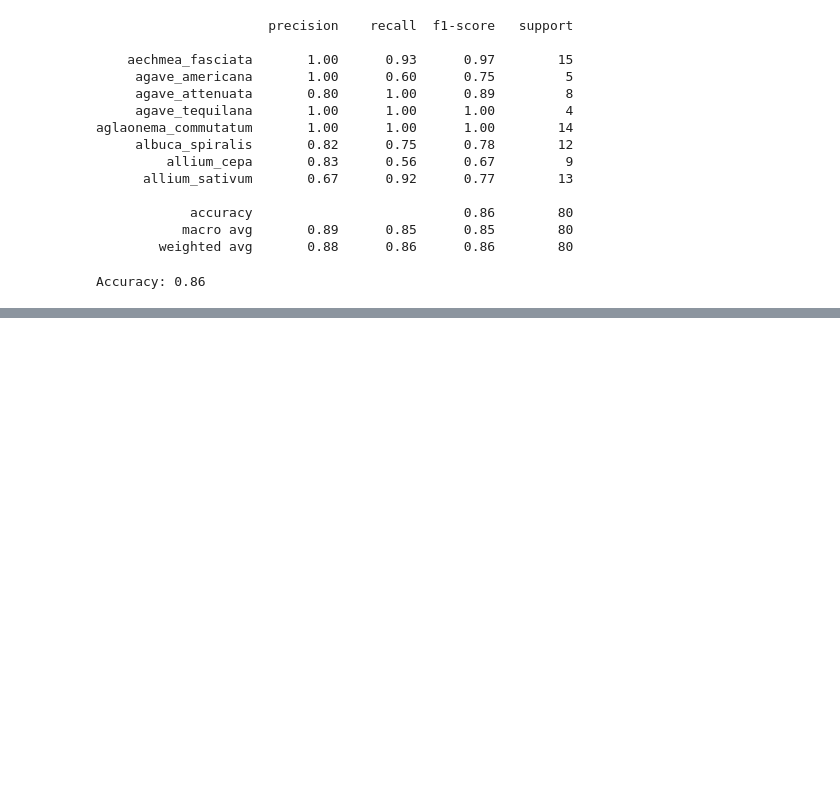
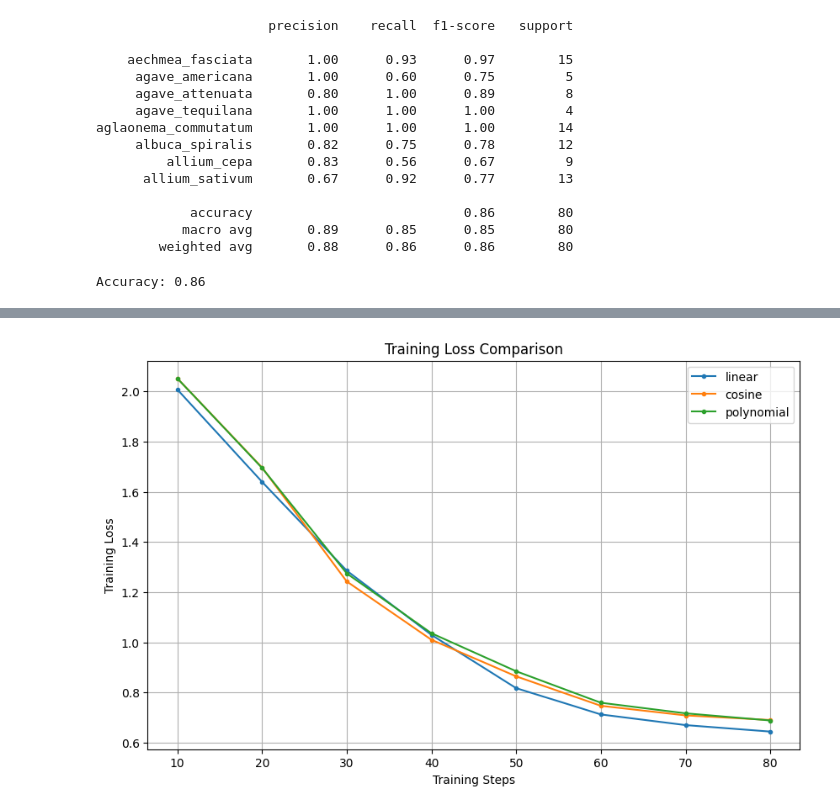
Before and after one commit to mohit2016/CS7643-Project-SP25, a Jupyter notebook: v1_CS7643_ViT.ipynb, the cells around one changed output, grey strips where cells are left out. Cells and saved outputs as stored; diff of their text form; code cells hidden in the pictures; blank space fills up the shorter version.

```diff
--- a/v1_CS7643_ViT.ipynb
+++ b/v1_CS7643_ViT.ipynb
@@ -344,0 +347,11 @@ Accuracy: 0.86
+# %%
+# from transformers import ViTImageProcessor, ViTForImageClassification
+
+# Load the processor (for consistent image preprocessing).
+processor = processor # already loaded above
+
+# Load the fine-tuned model. This model now includes your updated weights.
+model = ViTForImageClassification.from_pretrained(
+    "./output-models/checkpoint-41",  # your saved fine-tuned model directory --> CHECK THE LATEST CHECKPOINT!!
+    attn_implementation="eager"
+)
@@ -344,0 +654,81 @@ Accuracy: 0.86
+# %%
+print("\n--- Analyzing Results ---")
+
+summary_data = []
+print("\n--- Raw Metrics per Scheduler ---")
+for name, data in results.items(): #
+    if 'test_metrics' not in data:
+        print(f"WARNING: Missing 'test_metrics' for {name}")
+        continue
+    metrics = data['test_metrics']
+    print(f"{name}: {metrics}")
+    accuracy = metrics.get('test_accuracy', metrics.get('eval_accuracy', None))
+    loss = metrics.get('test_loss', metrics.get('eval_loss', None))
+    summary_data.append({
+        'Scheduler': name,
+        'Test Accuracy': accuracy,
+        'Test Loss': loss,
+        'Training Time (s)': data.get('training_time', None)
+    })
+
+summary_df = pd.DataFrame(summary_data)
+print("\n--- Performance Summary ---")
+if not summary_df.empty:
+    print(summary_df.to_string(index=False))
+else:
+    print("No results to display in summary table.")
+
+# Training Loss
+print("\n--- Plotting Training Loss ---")
+plt.figure(figsize=(10, 6))
+plotted_something_train_loss = False
+for name, data in results.items():
+    log_history = data.get('log_history', [])
+    steps = [log['step'] for log in log_history if 'loss' in log and 'eval_loss' not in log and 'train_runtime' not in log]
+    losses = [log['loss'] for log in log_history if 'loss' in log and 'eval_loss' not in log and 'train_runtime' not in log]
+    if steps:
+        plt.plot(steps, losses, label=name, marker='.', linestyle='-')
+        plotted_something_train_loss = True
+plt.xlabel("Training Steps")
+plt.ylabel("Training Loss")
+plt.title("Training Loss Comparison")
+if plotted_something_train_loss: plt.legend()
+plt.grid(True)
+plt.show()
+
+# Validation Loss
+print("\n--- Plotting Validation Loss ---")
+plt.figure(figsize=(10, 6))
+plotted_something_eval_loss = False
+for name, data in results.items():
+    log_history = data.get('log_history', [])
+    eval_steps = [log['step'] for log in log_history if 'eval_loss' in log]
+    eval_losses = [log['eval_loss'] for log in log_history if 'eval_loss' in log]
+    if eval_steps:
+        plt.plot(eval_steps, eval_losses, label=name, marker='o', linestyle='-')
+        plotted_something_eval_loss = True
+plt.xlabel("Training Steps")
+plt.ylabel("Validation Loss")
+plt.title("Validation Loss Comparison")
+if plotted_something_eval_loss: plt.legend()
+plt.grid(True)
+plt.show()
+
+#Validation Accuracy
+print("\n--- Plotting Validation Accuracy ---")
+plt.figure(figsize=(10, 6))
+plotted_something_eval_acc = False
+for name, data in results.items():
+    log_history = data.get('log_history', [])
+    eval_steps = [log['step'] for log in log_history if 'eval_accuracy' in log]
+    eval_accs = [log['eval_accuracy'] for log in log_history if 'eval_accuracy' in log]
+    if eval_steps:
+        plt.plot(eval_steps, eval_accs, label=name, marker='s', linestyle='-')
+        plotted_something_eval_acc = True
+plt.xlabel("Training Steps")
+plt.ylabel("Validation Accuracy")
+plt.title("Validation Accuracy Comparison")
+if plotted_something_eval_acc: plt.legend()
+plt.grid(True)
+plt.show()
+# %% [output]
@@ -344,0 +749 @@ Accuracy: 0.86
+[figure, added]
```
Also changed, not shown: parts of 15 cells of this notebook.
